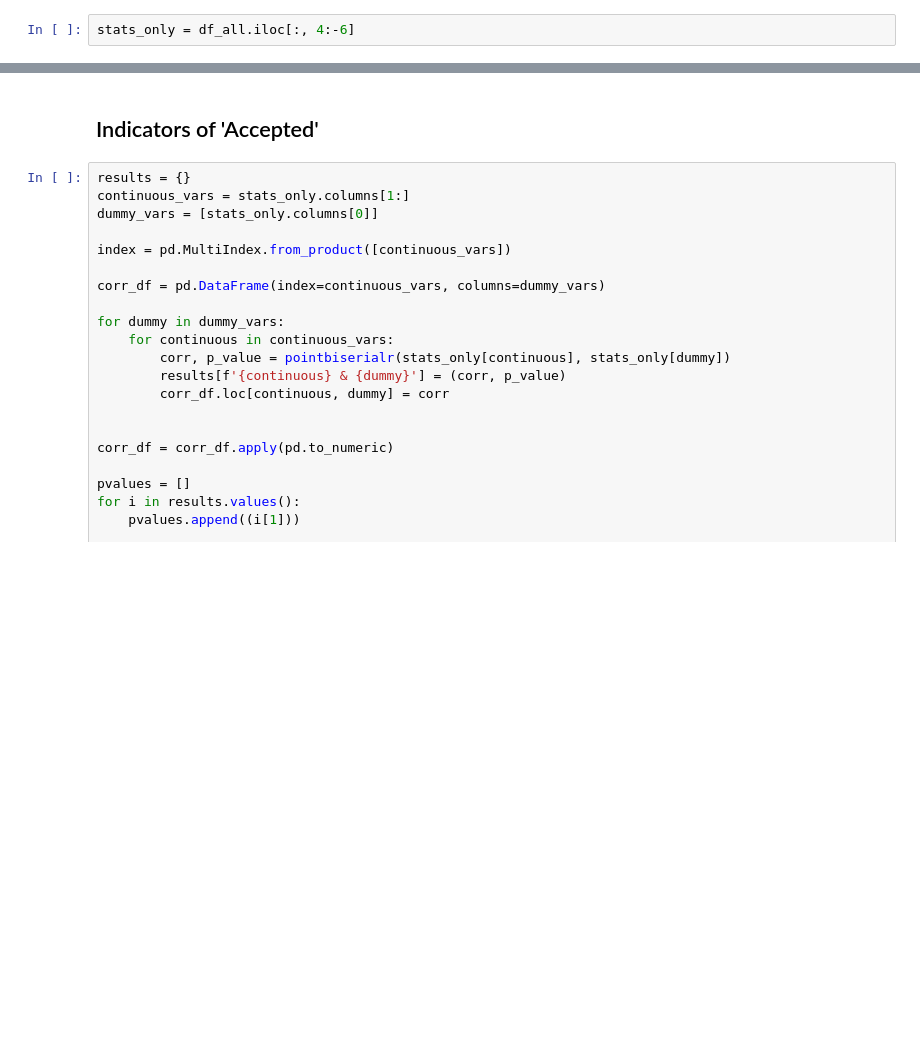
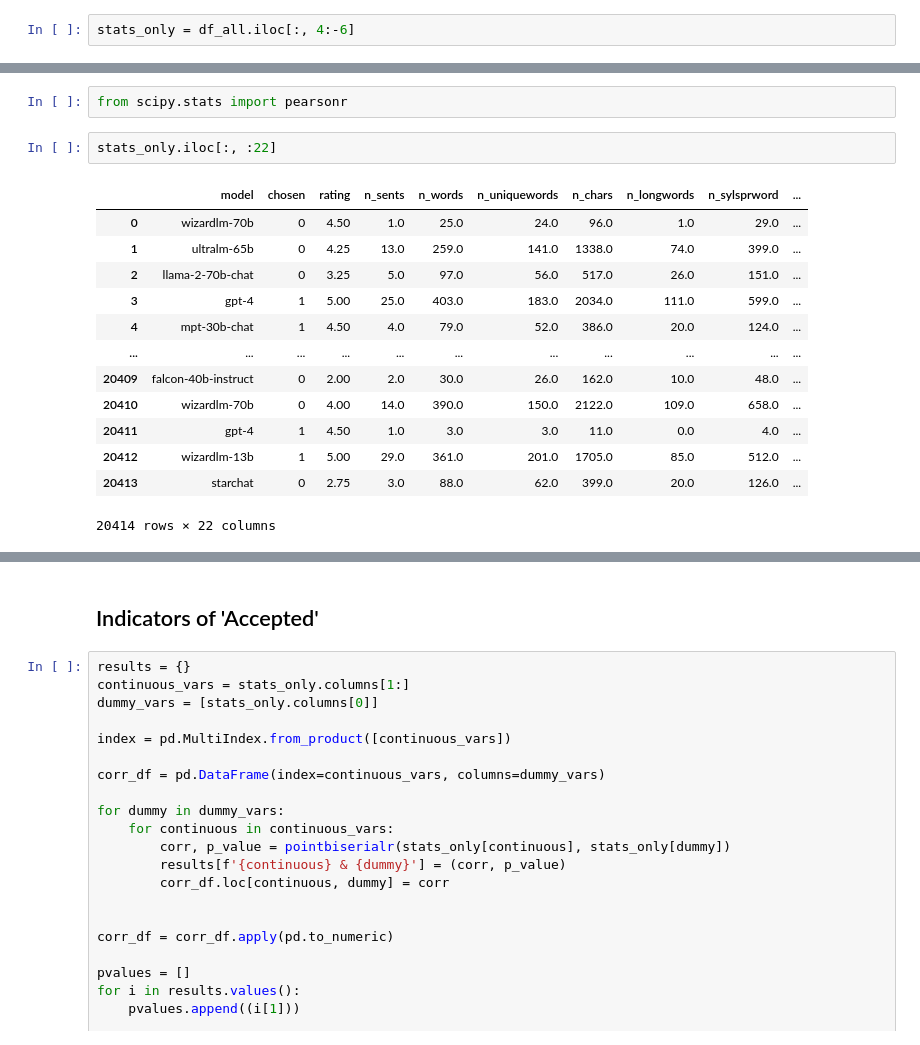
Before and after one commit to CEBangu/Ultra_Feedback, a Jupyter notebook: UF_combo_analysis.ipynb, the cells around one changed output, grey strips where cells are left out. Drawn from its saved outputs; the diff is of its cells as text; blank space fills up the shorter version.

```diff
--- a/UF_combo_analysis.ipynb
+++ b/UF_combo_analysis.ipynb
@@ -213,0 +230,18 @@ stats_only = df_all.iloc[:, 4:-6]
+# %%
+from scipy.stats import pearsonr
+# %%
+stats_only.iloc[:, :22]
+# %% [output]
+|  | model | chosen | rating | n_sents | n_words | n_uniquewords | n_chars | n_longwords | n_sylsprword | ... |
+| 0 | wizardlm-70b | 0 | 4.50 | 1.0 | 25.0 | 24.0 | 96.0 | 1.0 | 29.0 | ... |
+| 1 | ultralm-65b | 0 | 4.25 | 13.0 | 259.0 | 141.0 | 1338.0 | 74.0 | 399.0 | ... |
+| 2 | llama-2-70b-chat | 0 | 3.25 | 5.0 | 97.0 | 56.0 | 517.0 | 26.0 | 151.0 | ... |
+| 3 | gpt-4 | 1 | 5.00 | 25.0 | 403.0 | 183.0 | 2034.0 | 111.0 | 599.0 | ... |
+| 4 | mpt-30b-chat | 1 | 4.50 | 4.0 | 79.0 | 52.0 | 386.0 | 20.0 | 124.0 | ... |
+| ... | ... | ... | ... | ... | ... | ... | ... | ... | ... | ... |
+| 20409 | falcon-40b-instruct | 0 | 2.00 | 2.0 | 30.0 | 26.0 | 162.0 | 10.0 | 48.0 | ... |
+| 20410 | wizardlm-70b | 0 | 4.00 | 14.0 | 390.0 | 150.0 | 2122.0 | 109.0 | 658.0 | ... |
+| 20411 | gpt-4 | 1 | 4.50 | 1.0 | 3.0 | 3.0 | 11.0 | 0.0 | 4.0 | ... |
+| 20412 | wizardlm-13b | 1 | 5.00 | 29.0 | 361.0 | 201.0 | 1705.0 | 85.0 | 512.0 | ... |
+| 20413 | starchat | 0 | 2.75 | 3.0 | 88.0 | 62.0 | 399.0 | 20.0 | 126.0 | ... |
+20414 rows × 22 columns
```
Also changed, not shown: parts of 3 cells of this notebook.
